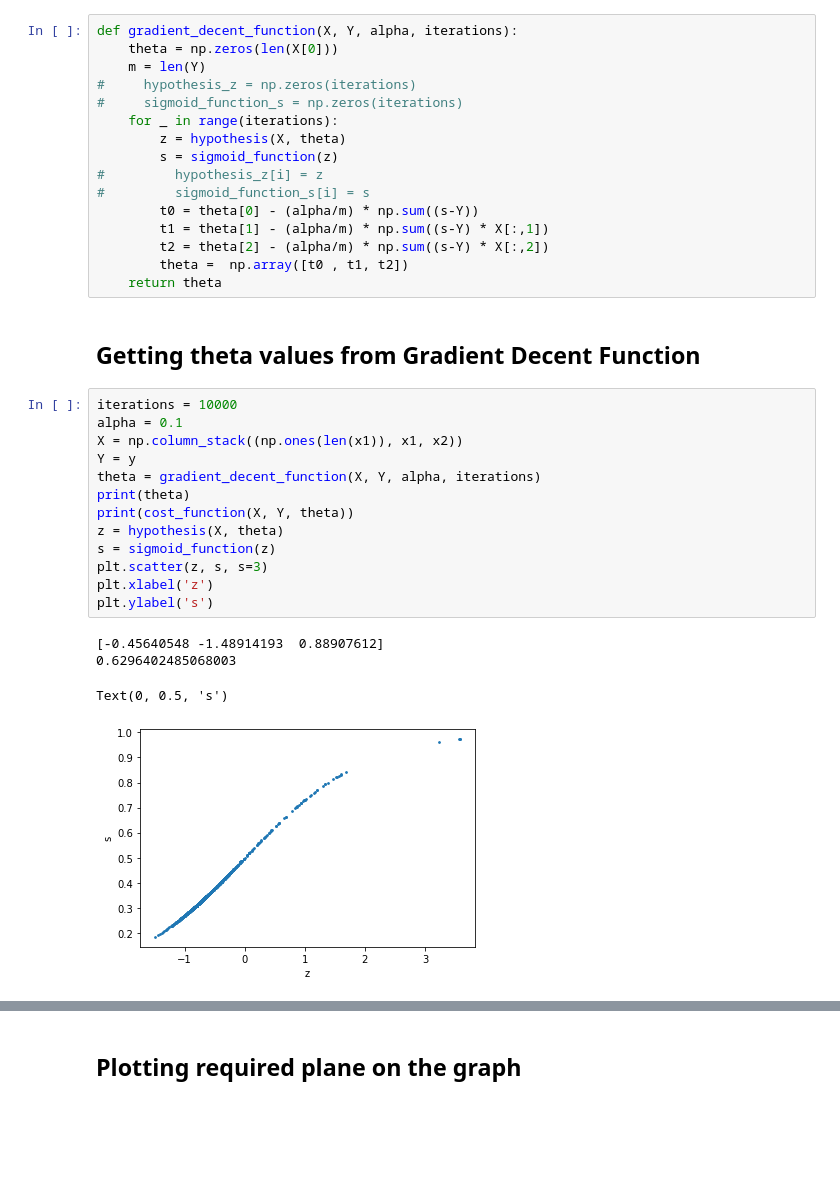
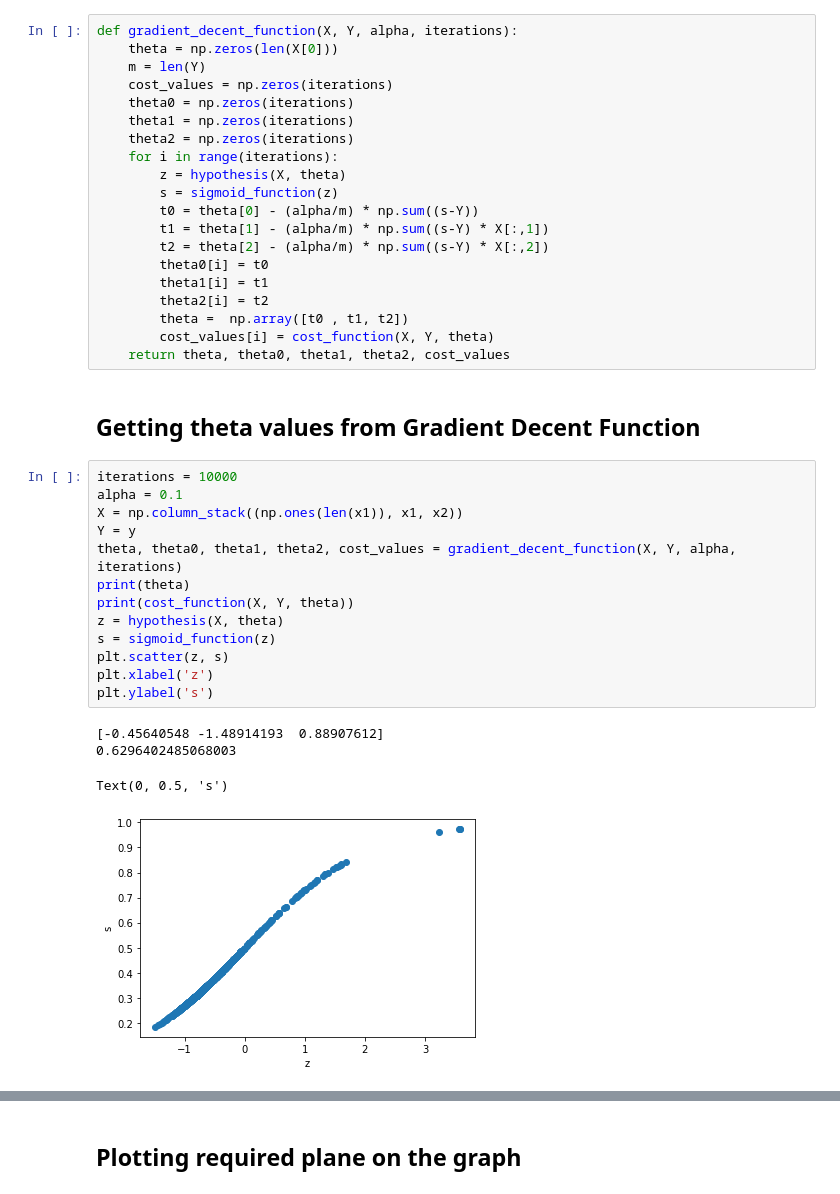
Before and after one commit to Fahadh4444/Machine_Learning, a Jupyter notebook: Concepts/Supervised Learning/Classification/Logistic Regression/Binary Logistic Regression/Binary Logistic Regression with graphs.ipynb, the cells around one changed output, grey strips where cells are left out. Saved outputs shown, nothing was run; the diff lists cells and outputs as text; blank space fills up the shorter version.

Commit message:
Updated Binary Logistic Regression with graphs ipynb file.

```diff
--- a/Concepts/Supervised Learning/Classification/Logistic Regression/Binary Logistic Regression/Binary Logistic Regression with graphs.ipynb
+++ b/Concepts/Supervised Learning/Classification/Logistic Regression/Binary Logistic Regression/Binary Logistic Regression with graphs.ipynb
@@ -58,35 +58,39 @@ def cost_function(X, Y, theta):
 def gradient_decent_function(X, Y, alpha, iterations):
     theta = np.zeros(len(X[0]))
     m = len(Y)
-#     hypothesis_z = np.zeros(iterations)
-#     sigmoid_function_s = np.zeros(iterations)
-    for _ in range(iterations):
+    cost_values = np.zeros(iterations)
+    theta0 = np.zeros(iterations)
+    theta1 = np.zeros(iterations)
+    theta2 = np.zeros(iterations)
+    for i in range(iterations):
         z = hypothesis(X, theta)
         s = sigmoid_function(z)
-#         hypothesis_z[i] = z
-#         sigmoid_function_s[i] = s
         t0 = theta[0] - (alpha/m) * np.sum((s-Y))
         t1 = theta[1] - (alpha/m) * np.sum((s-Y) * X[:,1])
         t2 = theta[2] - (alpha/m) * np.sum((s-Y) * X[:,2])
+        theta0[i] = t0
+        theta1[i] = t1
+        theta2[i] = t2
         theta =  np.array([t0 , t1, t2])
-    return theta
+        cost_values[i] = cost_function(X, Y, theta)
+    return theta, theta0, theta1, theta2, cost_values
 # %% [markdown]
 ## Getting theta values from Gradient Decent Function
 # %%
 iterations = 10000
 alpha = 0.1
 X = np.column_stack((np.ones(len(x1)), x1, x2))
 Y = y
-theta = gradient_decent_function(X, Y, alpha, iterations)
+theta, theta0, theta1, theta2, cost_values = gradient_decent_function(X, Y, alpha, iterations)
 print(theta)
 print(cost_function(X, Y, theta))
 z = hypothesis(X, theta)
 s = sigmoid_function(z)
-plt.scatter(z, s, s=3)
+plt.scatter(z, s)
 plt.xlabel('z')
 plt.ylabel('s')
 # %% [output]
 [-0.45640548 -1.48914193  0.88907612]
 0.6296402485068003
 Text(0, 0.5, 's')
-[figure, old version]
+[figure, new version]
```
Also changed, not shown: parts of 7 cells of this notebook.
